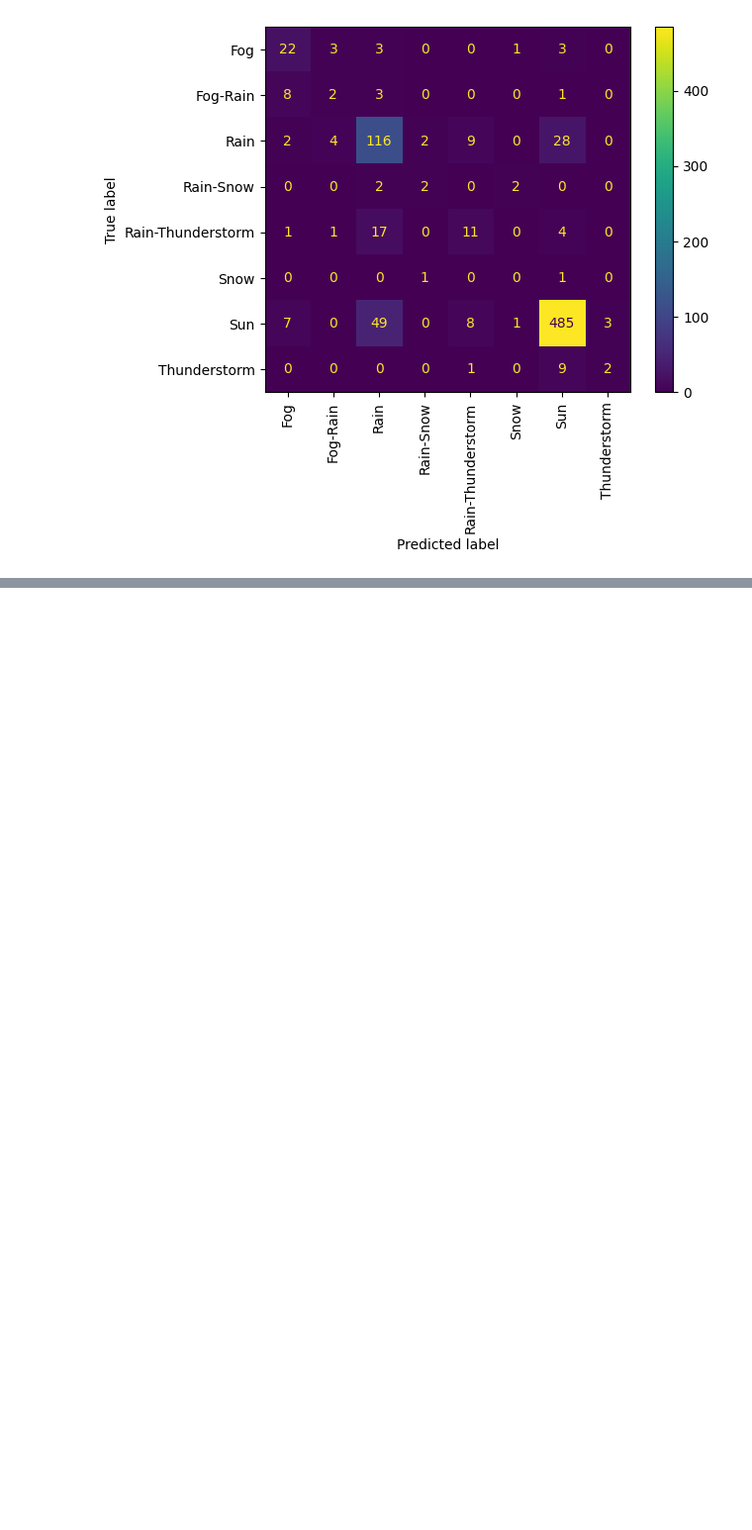
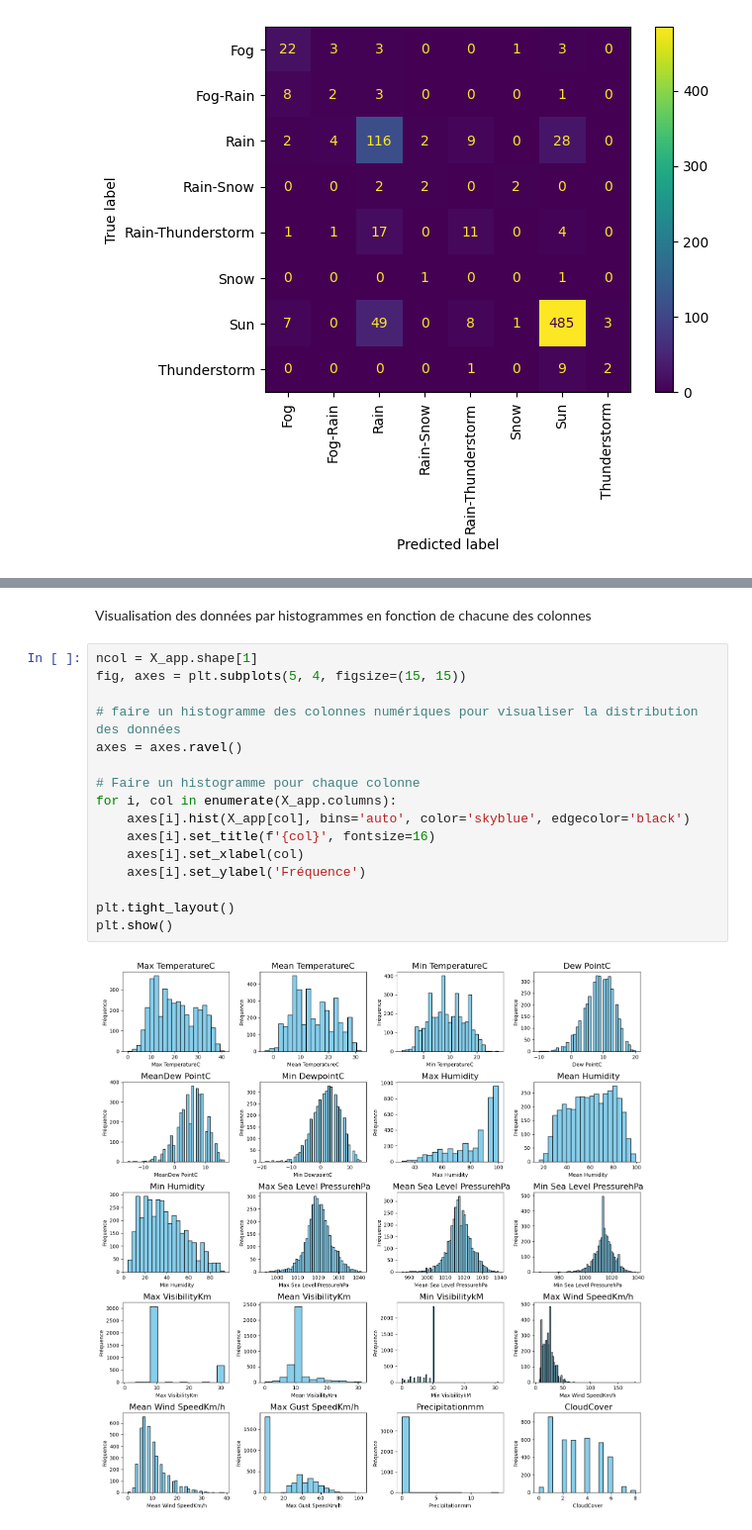
Before and after one commit to Alexso1010/Wine-Cloud, a Jupyter notebook: meteo.ipynb, the cells around one changed output, grey strips where cells are left out. Shown at 99% size. Cells and saved outputs as stored; diff of their text form; blank space fills up the shorter version.

Commit message:
update météo.ipynb (autres modèles)
SVC
pred jour d'avant
histogramme
un peu de feature engineering

```diff
--- a/meteo.ipynb
+++ b/meteo.ipynb
@@ -117,0 +162,20 @@ ConfusionMatrixDisplay.from_predictions(
+# %% [markdown]
+Visualisation des données par histogrammes en fonction de chacune des colonnes
+# %%
+ncol = X_app.shape[1]
+fig, axes = plt.subplots(5, 4, figsize=(15, 15))
+
+# faire un histogramme des colonnes numériques pour visualiser la distribution des données
+axes = axes.ravel()
+
+# Faire un histogramme pour chaque colonne
+for i, col in enumerate(X_app.columns):
+    axes[i].hist(X_app[col], bins='auto', color='skyblue', edgecolor='black')
+    axes[i].set_title(f'{col}', fontsize=16)
+    axes[i].set_xlabel(col)
+    axes[i].set_ylabel('Fréquence')
+
+plt.tight_layout()
+plt.show()
+# %% [output]
+[figure, added]
```
Also changed, not shown: parts of 14 cells of this notebook.
